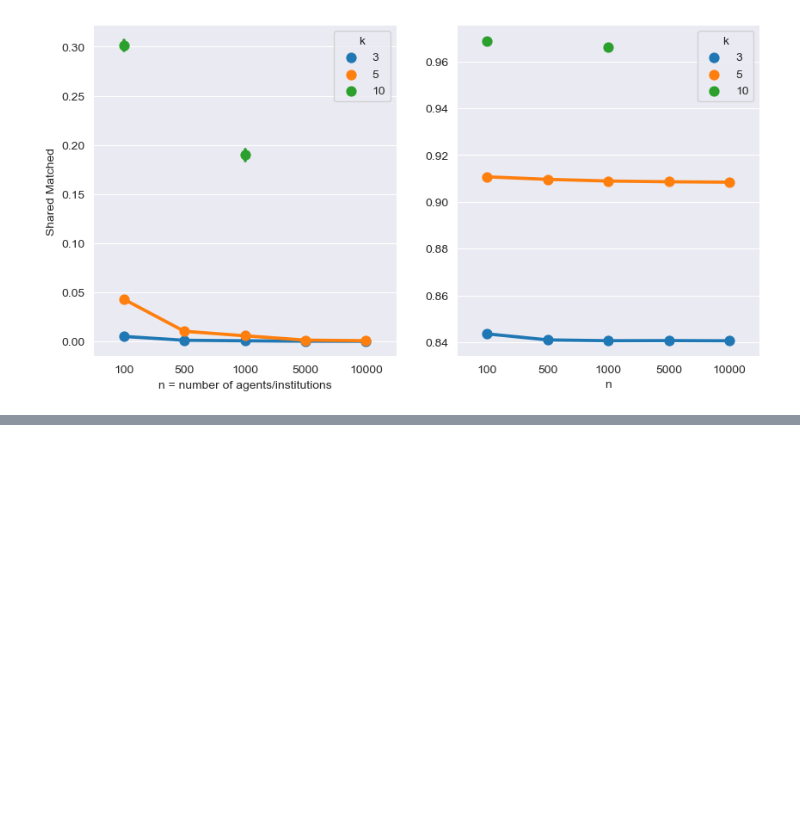
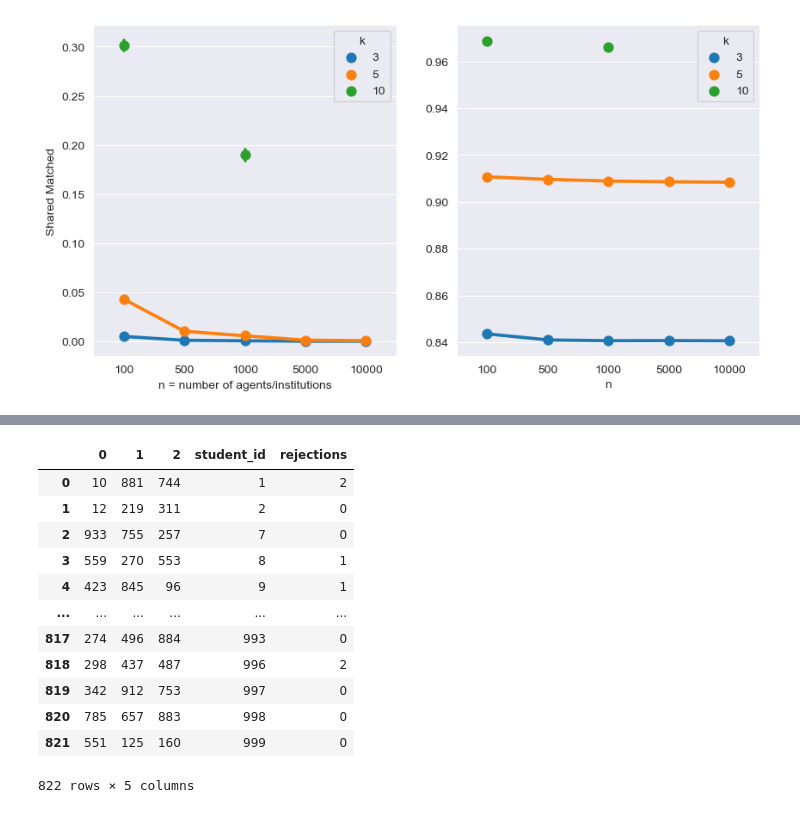
Before and after one commit to kirandwiv/MatchingAlgorithm, a Jupyter notebook: simulations_demo2.ipynb, the cells around one changed output, grey strips where cells are left out. Cells and saved outputs as stored; diff of their text form; code cells hidden in the pictures; blank space fills up the shorter version.

```diff
--- a/simulations_demo2.ipynb
+++ b/simulations_demo2.ipynb
@@ -171,0 +229,16 @@ Text(0, 0.5, 'Shared Matched')
+# %%
+preferences
+# %% [output]
+|  | 0 | 1 | 2 | student_id | rejections |
+| 0 | 10 | 881 | 744 | 1 | 2 |
+| 1 | 12 | 219 | 311 | 2 | 0 |
+| 2 | 933 | 755 | 257 | 7 | 0 |
+| 3 | 559 | 270 | 553 | 8 | 1 |
+| 4 | 423 | 845 | 96 | 9 | 1 |
+| ... | ... | ... | ... | ... | ... |
+| 817 | 274 | 496 | 884 | 993 | 0 |
+| 818 | 298 | 437 | 487 | 996 | 2 |
+| 819 | 342 | 912 | 753 | 997 | 0 |
+| 820 | 785 | 657 | 883 | 998 | 0 |
+| 821 | 551 | 125 | 160 | 999 | 0 |
+822 rows × 5 columns
```
Also changed, not shown: parts of 40 cells of this notebook, 2 other files.
